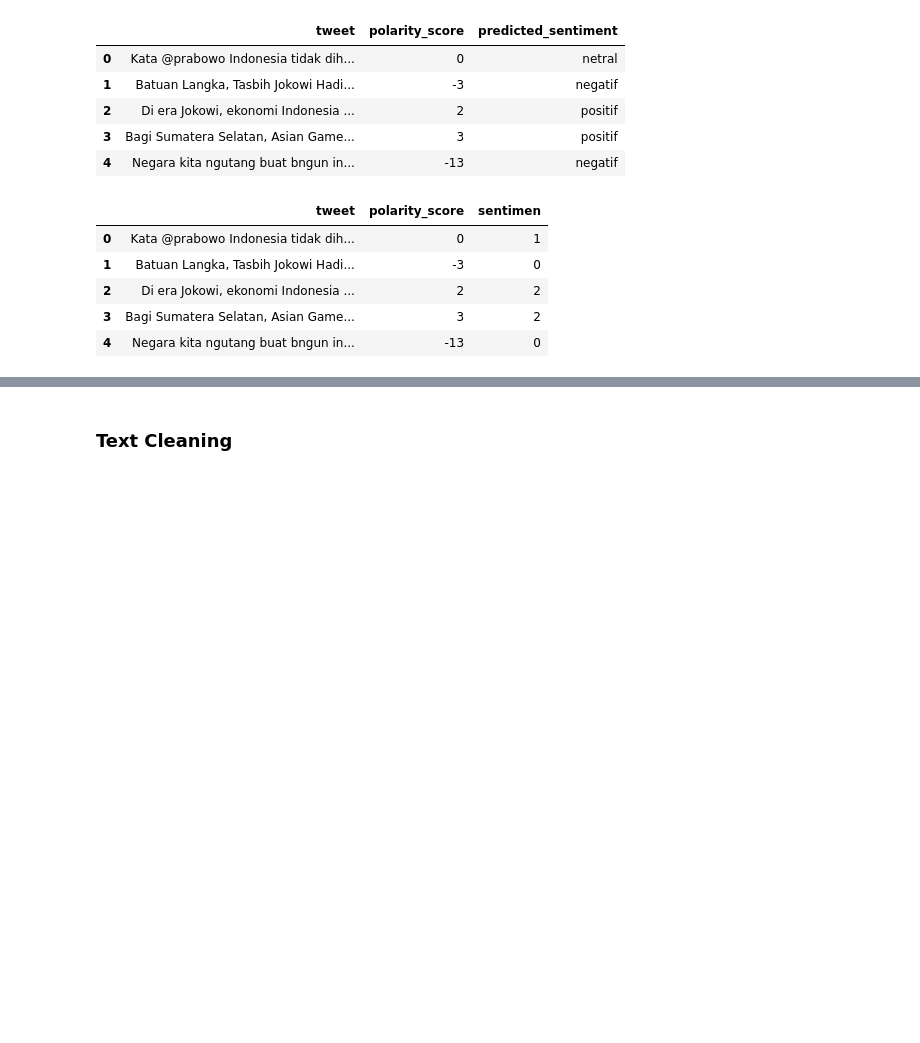
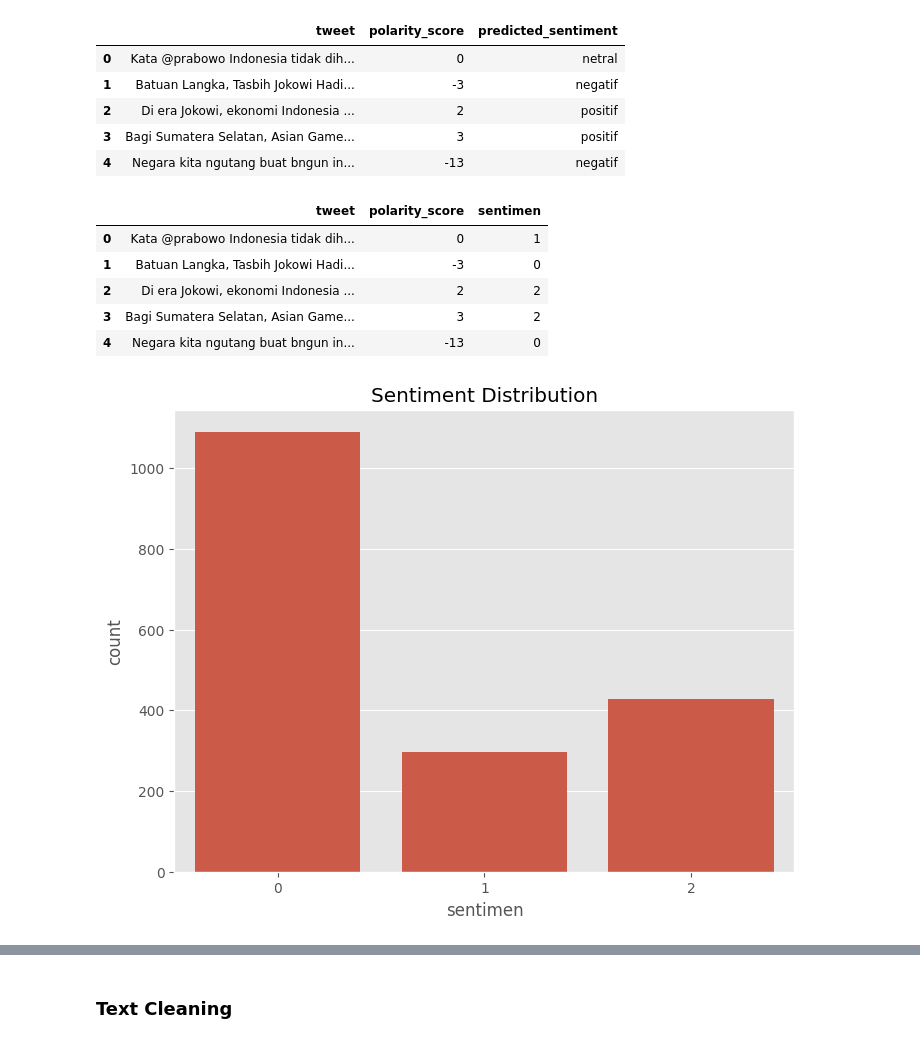
Before and after one commit to shabir67/sentiment_analysis_presidential_election_2019, a Jupyter notebook: sentiment_analaysis.ipynb, the cells around one changed output, grey strips where cells are left out. Drawn from its saved outputs; the diff is of its cells as text; code cells hidden in the pictures; blank space fills up the shorter version.

```diff
--- a/sentiment_analaysis.ipynb
+++ b/sentiment_analaysis.ipynb
@@ -167,3 +167,11 @@ df_polar.head()
 | 2 | Di era Jokowi, ekonomi Indonesia ... | 2 | 2 |
 | 3 | Bagi Sumatera Selatan, Asian Game... | 3 | 2 |
 | 4 | Negara kita ngutang buat bngun in... | -13 | 0 |
+# %%
+# Sentiment distribution
+plt.figure(figsize=(8, 6))
+sns.countplot(x='sentimen', data=df_polar)
+plt.title('Sentiment Distribution')
+plt.show()
+# %% [output]
+[figure, added]
```
Also changed, not shown: parts of 60 cells of this notebook, 1 other file.
